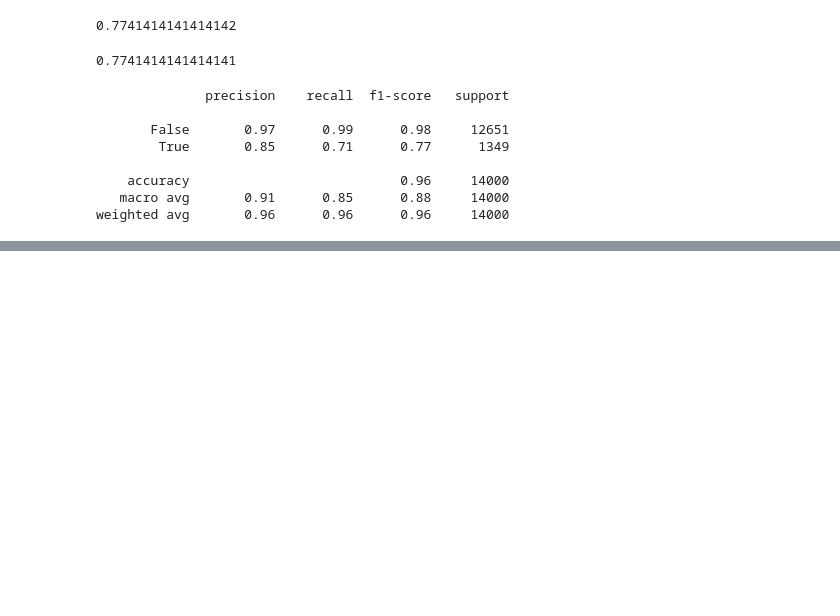
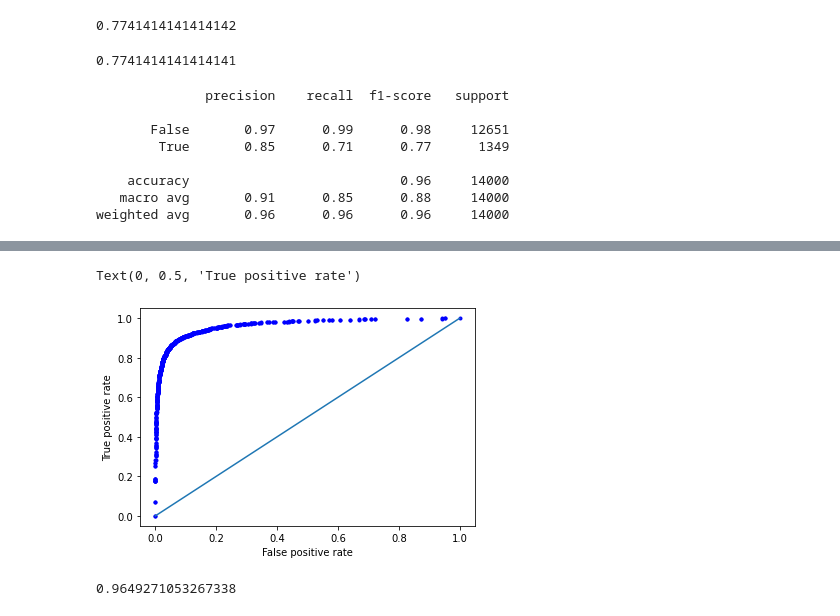
Before and after one commit to mark-andrews/pyml02, a Jupyter notebook: notebooks/logistic regression.ipynb, the cells around one changed output, grey strips where cells are left out. Saved outputs shown, nothing was run; the diff lists cells and outputs as text; code cells hidden in the pictures; blank space fills up the shorter version.

```diff
--- a/notebooks/logistic regression.ipynb
+++ b/notebooks/logistic regression.ipynb
@@ -340,0 +348,12 @@ array([[12483,   168],
+# %%
+plt.plot(fpr, tpr, 'b.')
+plt.plot([0, 1], [0, 1])
+plt.xlabel("False positive rate")
+plt.ylabel("True positive rate")
+# %% [output]
+Text(0, 0.5, 'True positive rate')
+[figure, added]
+# %%
+roc_auc_score(y_test, logodds)
+# %% [output]
+0.9649271053267338
```
Also changed, not shown: parts of 8 cells of this notebook, 1 other file.
